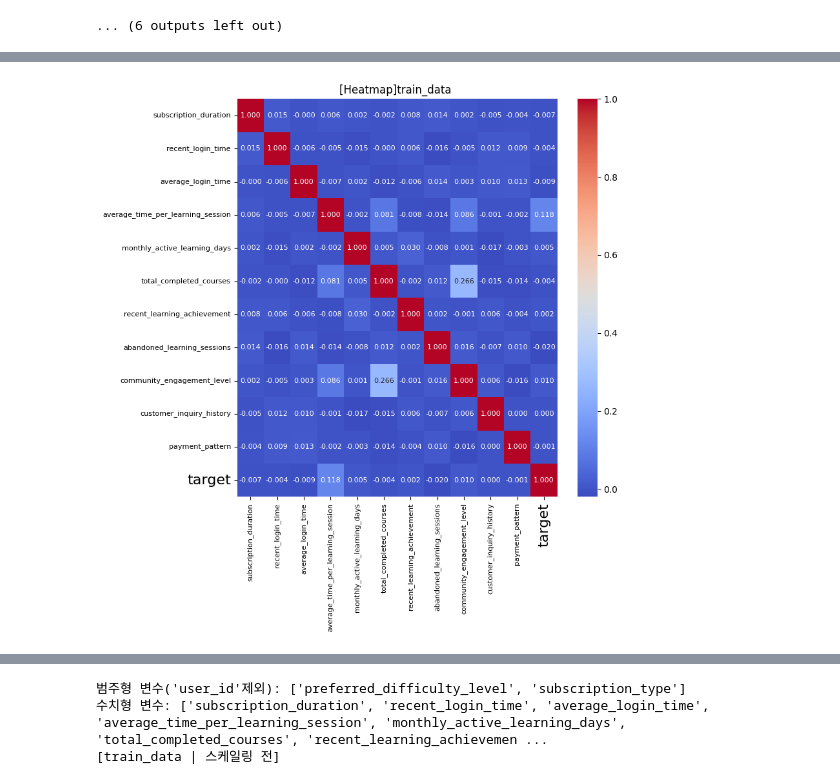
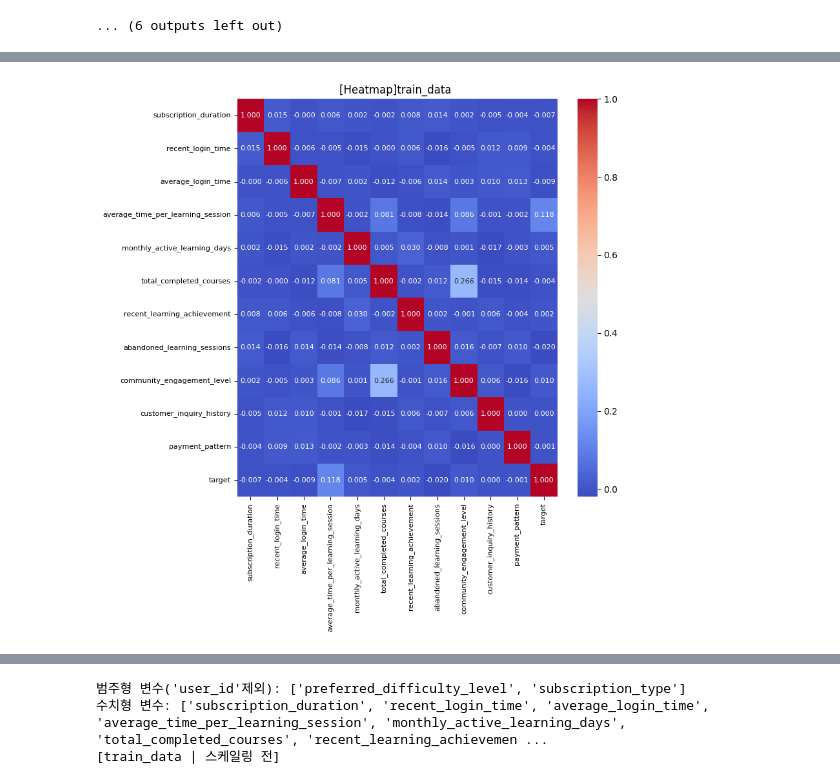
Before and after one commit to Semi-project-4/semi_new, a Jupyter notebook: 한동현/Master.ipynb, the cells around one changed output, grey strips where cells are left out. Drawn from its saved outputs; the diff is of its cells as text; code cells hidden in the pictures.

```diff
--- a/한동현/Master.ipynb
+++ b/한동현/Master.ipynb
@@ -259,32 +252,29 @@ dtype: int64
 # %%
-'''2.데이터 탐색하기/상관관계 탐색 1/시각화 (범주형 제외)'''
+'''C.EDA/2.상관성 확인(범주형 제외한, 전체 컬럼)'''
 
 
 # train_data를 DataFrame으로 변환
 df_train_data = pd.DataFrame(train_data)
 
 
 # 컬럼 간 상관관계 행렬 계산
 correlation_matrix = df_train_data.corr()
 
 
 # 히트맵 시각화
 plt.figure(figsize=(8, 8))
 
 sns.heatmap(correlation_matrix, annot=True, fmt='.3f', cmap='coolwarm', annot_kws={'size': 8})
 
 plt.title('[Heatmap]train_data ')
 
 
 # 전체 레이블 크기 조절
 plt.tick_params(axis='both', which='both', labelsize=8)
 
 
 # 특정 레이블 크기 조절
-plt.gca().get_xticklabels()[11].set_fontsize(16)  # x축 레이블 중 04번 레이블 폰트 크기 16
-
-plt.gca().get_yticklabels()[11].set_fontsize(16)  # y축 레이블 중 10번 레이블 폰트 크기 16
 
 plt.show()
 # %% [output]
-[figure, old version]
+[figure, new version]
```
Also changed, not shown: parts of 27 cells of this notebook, 5 other files.
